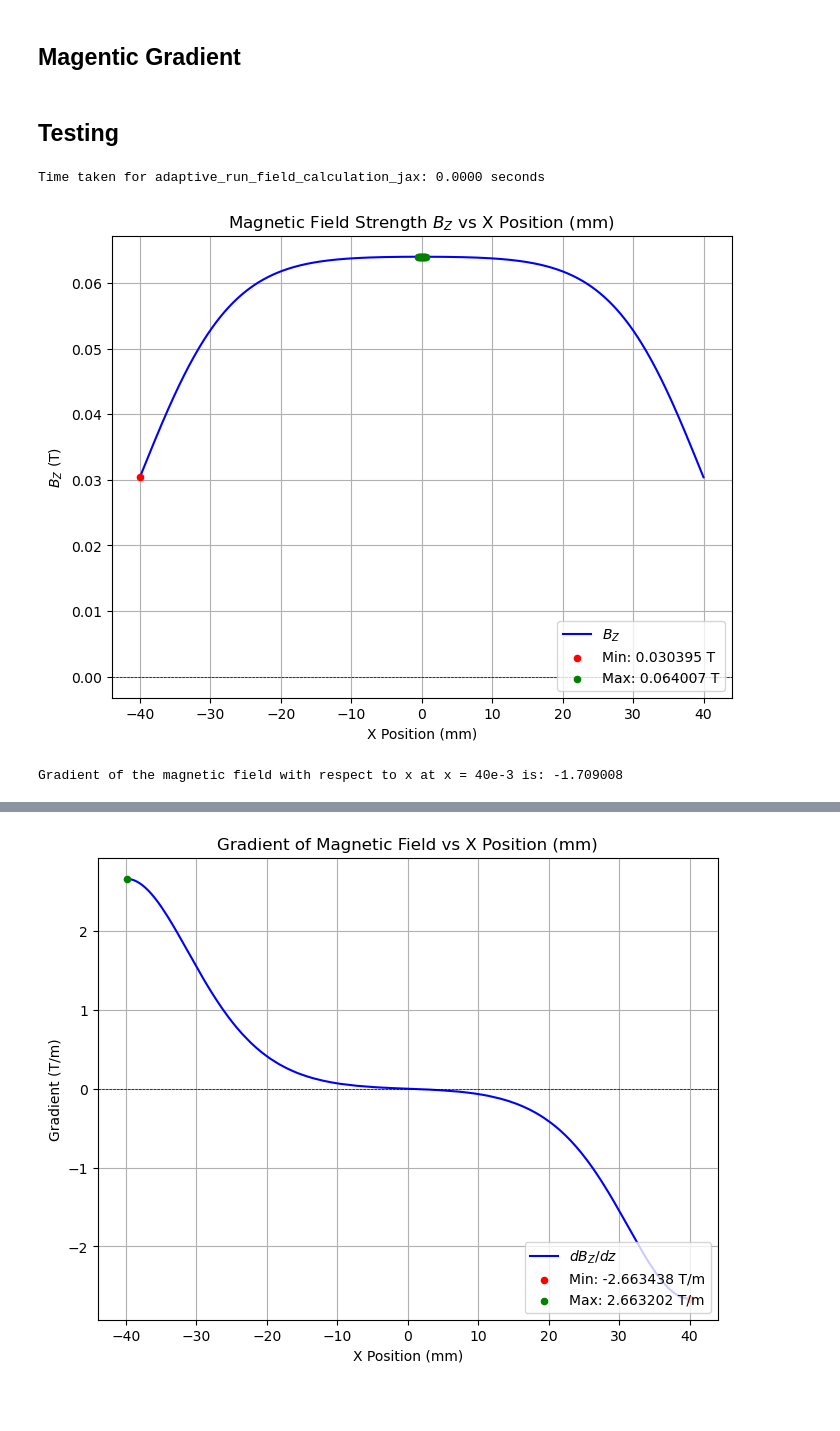
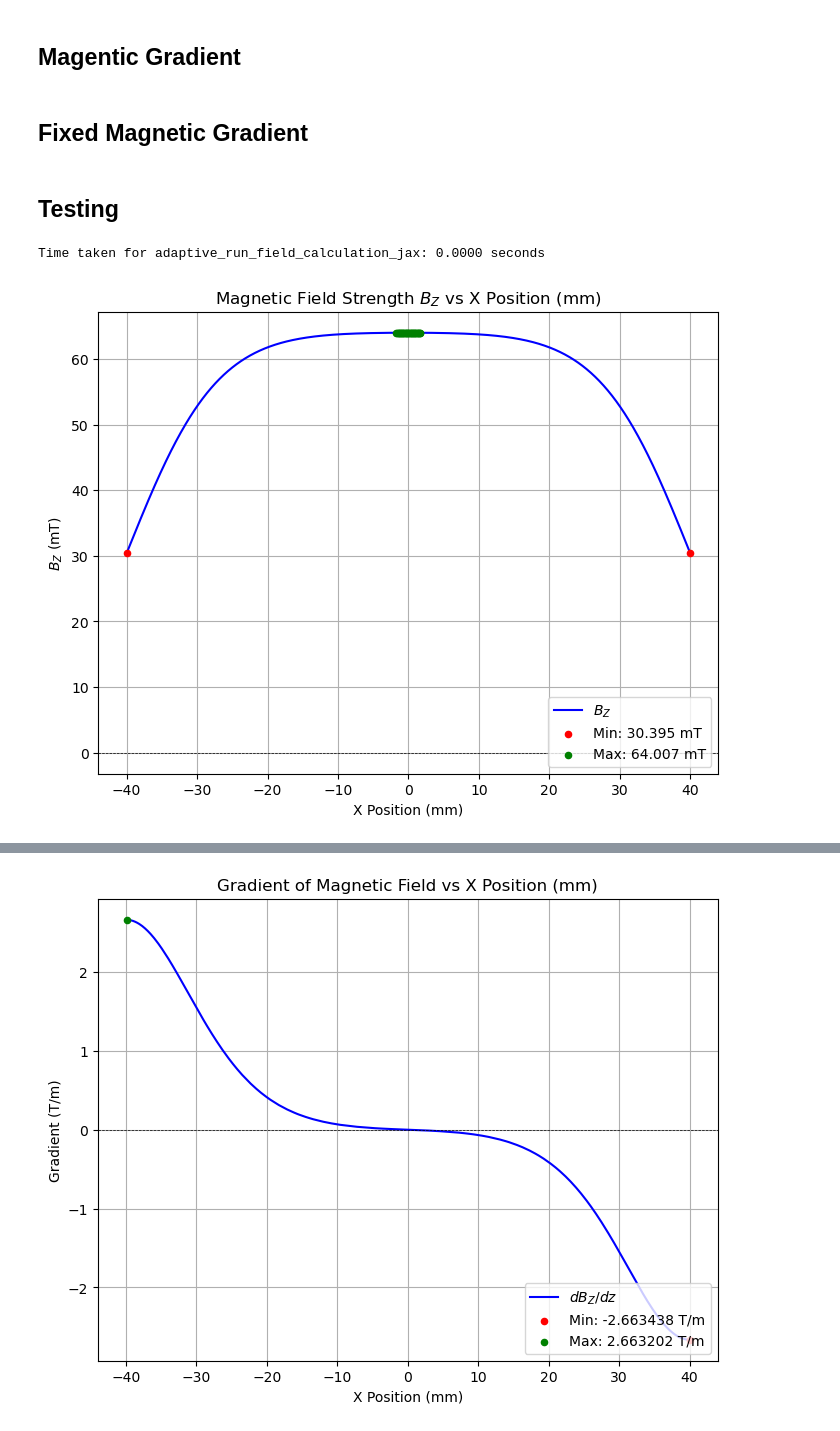
Before and after one commit to joostwijn/Rotating_Magnetic_Setup, a Jupyter notebook: 3. Magnets/Field_Shaping_Algorithm_JAX.ipynb, the cells around one changed output, grey strips where cells are left out. Cells and saved outputs as stored; diff of their text form; code cells hidden in the pictures; blank space fills up the shorter version.

```diff
--- a/3. Magnets/Field_Shaping_Algorithm_JAX.ipynb
+++ b/3. Magnets/Field_Shaping_Algorithm_JAX.ipynb
@@ -174,7 +174,7 @@ def plot_Bz(mode = None):
     coord_mm = coord * 1e3
 
     # Compute the overall minimum and maximum values using a tolerance.
-    tol = 1e-12
+    tol = 0.5e-5
     min_val = np.min(result)
     max_val = np.max(result)
     min_indices = np.where(np.isclose(result, min_val, atol=tol))[0]
@@ -183,17 +183,17 @@ def plot_Bz(mode = None):
     max_pos = coord_mm[max_indices]
 
     # Create legend strings showing the extreme values only once.
-    min_label = f"Min: {min_val:.6f} T"
-    max_label = f"Max: {max_val:.6f} T"
+    min_label = f"Min: {min_val * 1e3:.3f} mT"
+    max_label = f"Max: {max_val * 1e3:.3f} mT"
 
     # Create the plot.
     plt.figure(figsize=(8, 6), facecolor='white')
-    plt.plot(coord_mm, result, color="blue", linewidth=1.5, label="$B_Z$")
+    plt.plot(coord_mm, result * 1e3, color="blue", linewidth=1.5, label="$B_Z$")
     plt.axhline(0, color="black", linewidth=0.5, linestyle="--")
-    plt.scatter(min_pos, result[min_indices], color="red", s=20, label=min_label, zorder=5)
-    plt.scatter(max_pos, result[max_indices], color="green", s=20, label=max_label, zorder=5)
+    plt.scatter(min_pos, result[min_indices] * 1e3, color="red", s=20, label=min_label, zorder=5)
+    plt.scatter(max_pos, result[max_indices] * 1e3, color="green", s=20, label=max_label, zorder=5)
     plt.xlabel(label)
-    plt.ylabel("$B_Z$ (T)")
+    plt.ylabel("$B_Z$ (mT)")
     plt.title(f"Magnetic Field Strength $B_Z$ vs {label}")
     plt.grid(True)
     plt.legend(loc="lower right")
@@ -232,8 +232,8 @@ def plot_derivative(mode = None):
     max_pos = coord_mm[max_indices]
 
     # Create legend strings showing the extreme values only once.
-    min_label = f"Min: {min_val:.6f} T/m"
-    max_label = f"Max: {max_val:.6f} T/m"
+    min_label = f"Min: {min_val:.3f} T/m"
+    max_label = f"Max: {max_val:.3f} T/m"
 
     # Create the plot with the same aesthetics as plot_Bz().
     plt.figure(figsize=(8, 6), facecolor='white')
@@ -706,3 +706,5 @@ def compute_derivative_fixed():
     obs = determine_observation_points(X_VAL, Y_VAL, Z_VAL)
     gradBZ = derivative_1d_5pt_jax(result, obs)
     return gradBZ
+# %% [markdown]
+## Fixed Magnetic Gradient
@@ -711,45 +759,25 @@ def compute_derivative_fixed():
 # %%
 # Precompute Legendre nodes/weights only for the fixed order.
 NODES_DICT, WEIGHTS_DICT = fixed_precompute_leggauss([FIXED_ORDER])
 NODES = NODES_DICT[FIXED_ORDER]
 WEIGHTS = WEIGHTS_DICT[FIXED_ORDER]
 
 # Precompute integration parameters using the observation values and grid settings.
 X_MINS, X_MAXS, Y_MINS, Y_MAXS, x_flat, y_flat, z_flat = fixed_setup_integration(X_VAL, Y_VAL, Z_VAL, A_TOTAL, A_ONE, B_TOTAL, B_ONE)
 
 # Warm-up: call the adaptive function once to trigger JAX compilation.
 _ = fixed_run_field_calculation_jax(x_flat, y_flat, z_flat, ZL, H, MZ)
 # Run the adaptive field calculation using the tolerance defined.
 
 start_time = time.time()
 result = fixed_run_field_calculation_jax(x_flat, y_flat, z_flat, ZL, H, MZ)
 obs = determine_observation_points(X_VAL, Y_VAL, Z_VAL)
 end_time = time.time()
 print("Time taken for adaptive_run_field_calculation_jax: {:.4f} seconds".format(end_time - start_time))
 # print("Chosen Legendre polynomial order:", chosen_order)
 
 # If the observation coordinate is along x, plot the field versus x.
 plot_Bz(mode="Fixed")
-
-def field_at_x(x_val):
-    # Create one-element arrays for the observation point.
-    x_flat = jnp.array([40e-3])
-    y_flat = jnp.array([x_val])
-    z_flat = jnp.array([0.0])
-    # Call the fixed-run function to compute the field.
-    # This function returns an array; we extract the first element.
-    result = fixed_run_field_calculation_jax(x_flat, y_flat, z_flat, ZL, H, MZ)
-    return result[0]
-
-# Use JAX's grad to get the gradient with respect to x.
-grad_field_at_x = jax.grad(field_at_x)
-
-# Evaluate the gradient at x = 40e-3.
-x_value = 10e-3
-gradient_value = grad_field_at_x(x_value)
-
-print("Gradient of the magnetic field with respect to x at x = 40e-3 is:", gradient_value)
 # %% [output]
 Time taken for adaptive_run_field_calculation_jax: 0.0000 seconds
-[figure, old version]
+[figure, new version]
-Gradient of the magnetic field with respect to x at x = 40e-3 is: -1.709008
```
Also changed, not shown: parts of 3 cells of this notebook.
